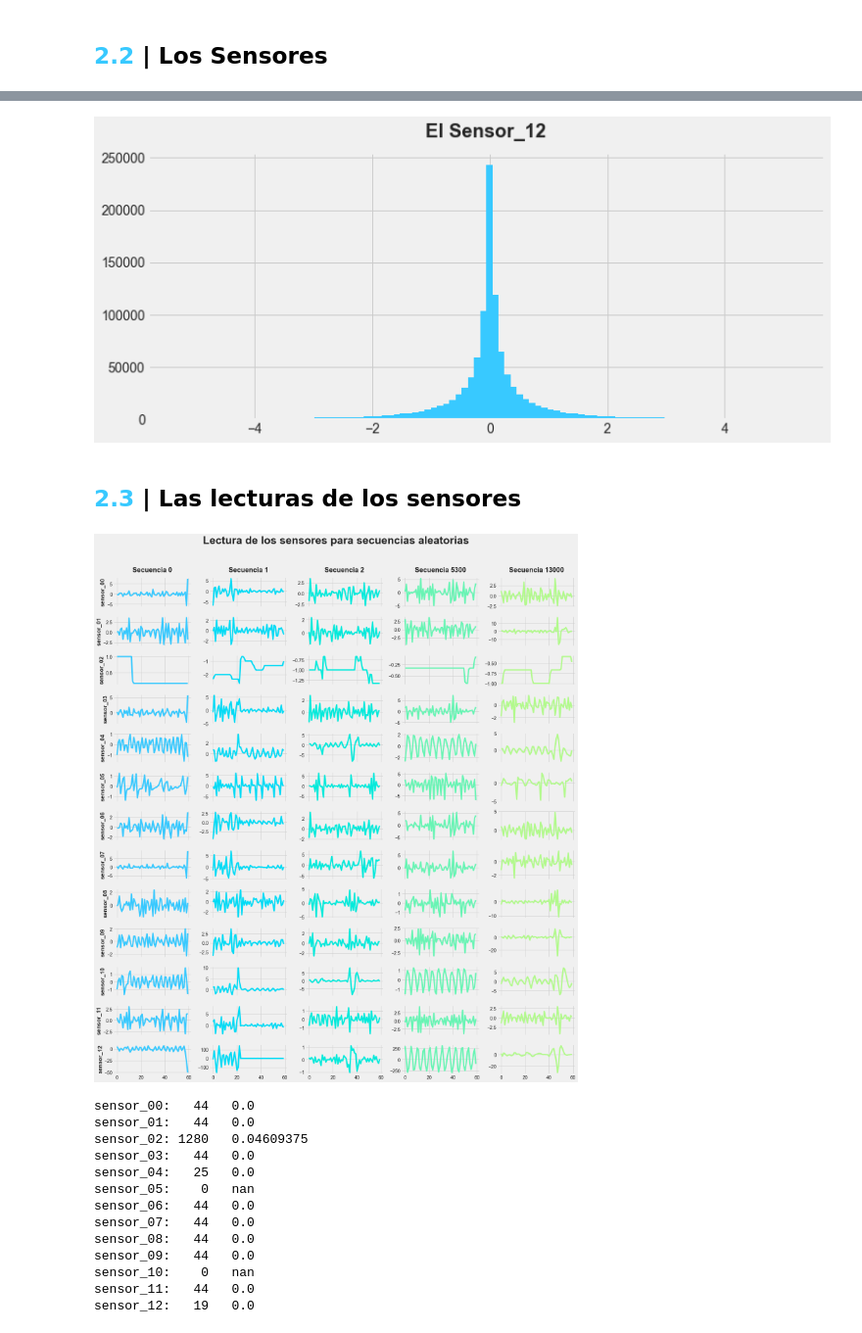
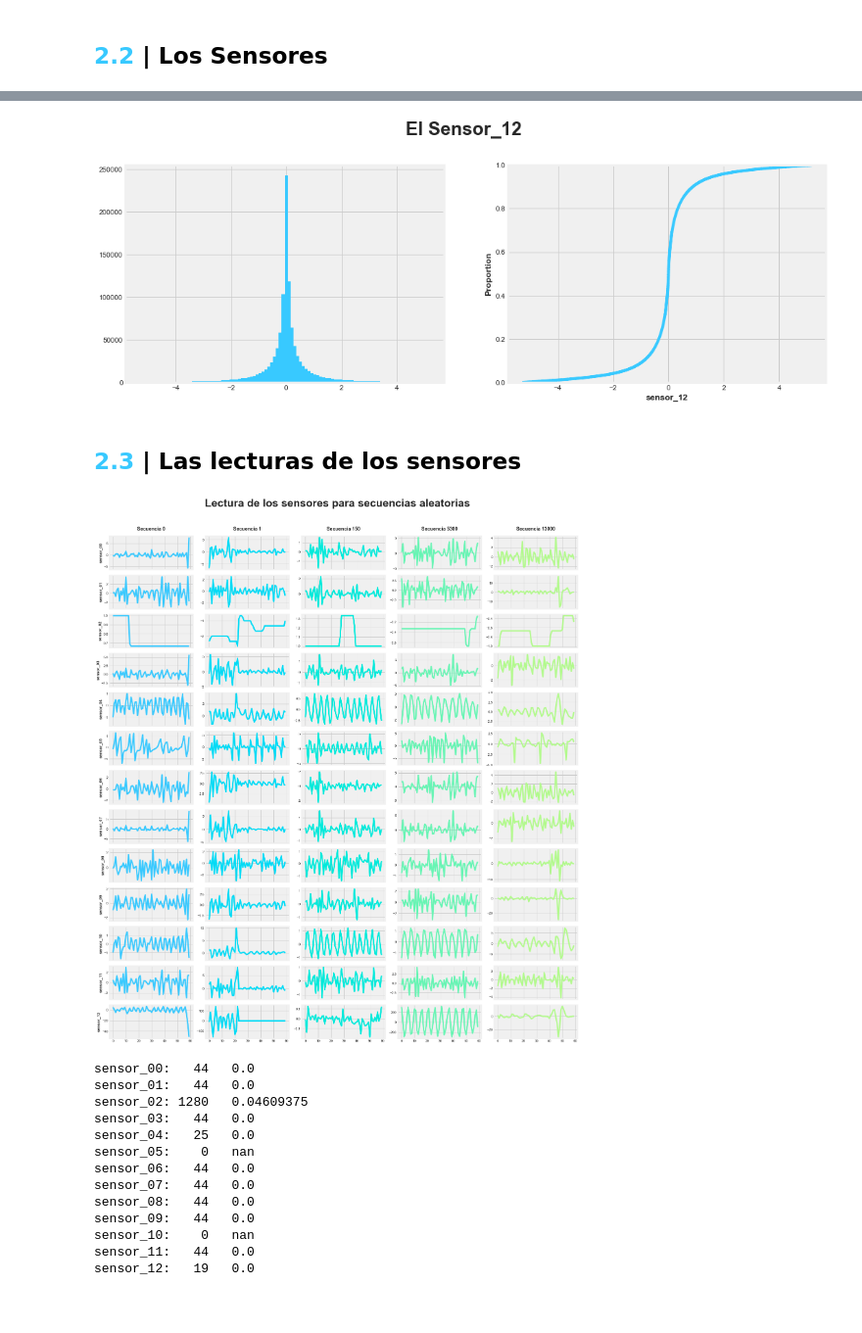
Before and after one commit to rdurango92/sensores, a Jupyter notebook: Sensores.ipynb, the cells around one changed output, grey strips where cells are left out. Shown at 98% size. Cells and saved outputs as stored; diff of their text form; code cells hidden in the pictures; blank space fills up the shorter version.

```diff
--- a/Sensores.ipynb
+++ b/Sensores.ipynb
@@ -278,16 +278,21 @@ plt.show()
 # %%
 sensor_name = 'sensor_12'
-plt.title(f"El Sensor_12")
-plt.hist(train[sensor_name], bins=100, color='#38c9ff',
+fig, axs = plt.subplots(1, 2, constrained_layout=True, figsize=(16, 6))
+plt.suptitle(f"El Sensor_12", fontsize=26, fontweight='bold')
+axs[0].hist(train[sensor_name], bins=100, color='#38c9ff',
          range=(train[sensor_name].quantile(0.15),
                 train[sensor_name].quantile(0.85)))
+
+sns.ecdfplot(train[sensor_name][(train[sensor_name] < train[sensor_name].quantile(0.85))&
+                                    (train[sensor_name] > train[sensor_name].quantile(0.15))], color='#38c9ff', ax=axs[1])
+
 plt.show()
 # %% [output]
-[figure, old version]
+[figure, new version]
 # %% [markdown]
 ## <b><span style='color:#38c9ff'>2.3</span> | Las lecturas de los sensores</b>
 # %%
-sequences = [0, 1, 2, 5300, 13000]
+sequences = [0, 1, 150, 5300, 13000]
 figure, axes = plt.subplots(13, len(sequences), sharex=True, figsize=(20, 22))
 for i, sequence in enumerate(sequences):
     for sensor in range(13):
@@ -302,5 +307,5 @@ plt.suptitle('Lectura de los sensores para secuencias aleatorias'
              ,y=1.02, fontsize=32, fontweight='bold')
 plt.show()
 # %% [output]
-[figure, old version]
+[figure, new version]
 # %%
```
Also changed, not shown: parts of 9 cells of this notebook.
